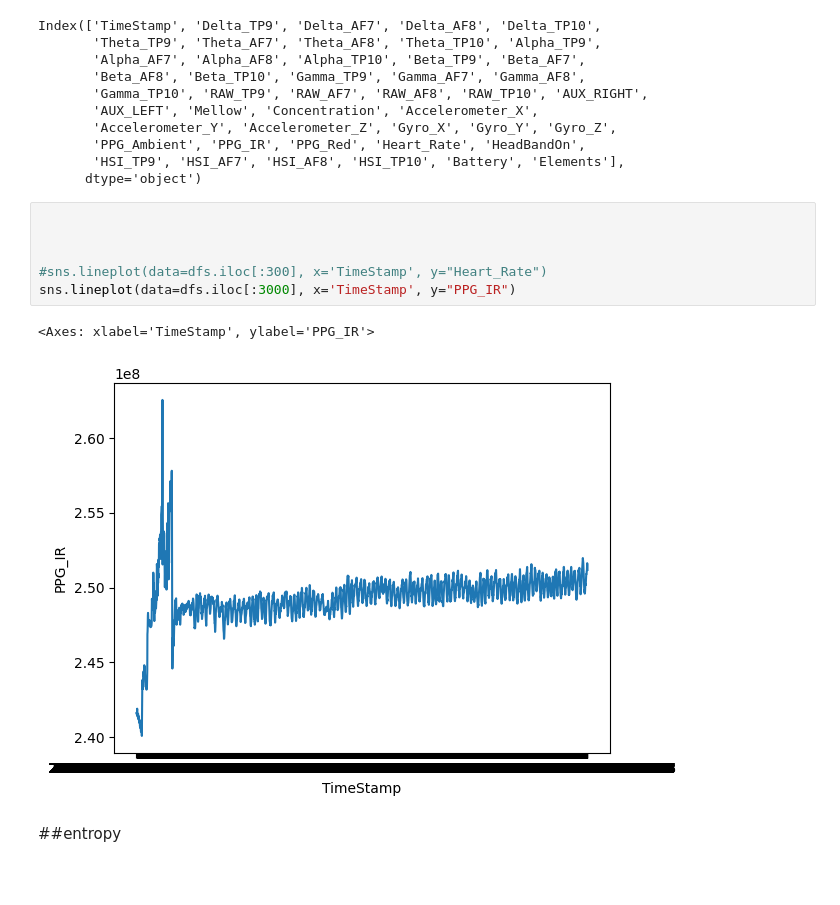
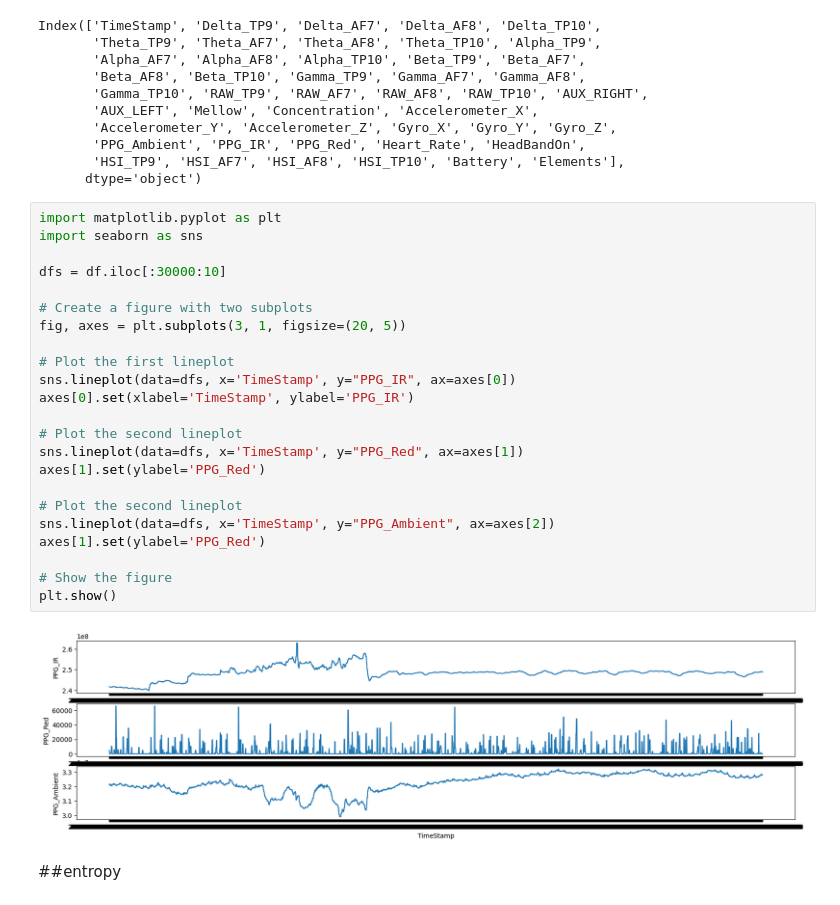
Before and after one commit to travelmail26/projectsleep, a Jupyter notebook: Muse_Processing.ipynb, the cells around one changed output. Cells and saved outputs as stored; diff of their text form; blank space fills up the shorter version.

```diff
--- a/Muse_Processing.ipynb
+++ b/Muse_Processing.ipynb
@@ -453,15 +340,31 @@ Index(['TimeStamp', 'Delta_TP9', 'Delta_AF7', 'Delta_AF8', 'Delta_TP10',
        'PPG_Ambient', 'PPG_IR', 'PPG_Red', 'Heart_Rate', 'HeadBandOn',
        'HSI_TP9', 'HSI_AF7', 'HSI_AF8', 'HSI_TP10', 'Battery', 'Elements'],
       dtype='object')
-# %%
-
-
-
-#sns.lineplot(data=dfs.iloc[:300], x='TimeStamp', y="Heart_Rate")
-sns.lineplot(data=dfs.iloc[:3000], x='TimeStamp', y="PPG_IR")
-# %% [output]
-<Axes: xlabel='TimeStamp', ylabel='PPG_IR'>
-[figure, removed]
+# %%
+import matplotlib.pyplot as plt
+import seaborn as sns
+
+dfs = df.iloc[:30000:10]
+
+# Create a figure with two subplots
+fig, axes = plt.subplots(3, 1, figsize=(20, 5))
+
+# Plot the first lineplot
+sns.lineplot(data=dfs, x='TimeStamp', y="PPG_IR", ax=axes[0])
+axes[0].set(xlabel='TimeStamp', ylabel='PPG_IR')
+
+# Plot the second lineplot
+sns.lineplot(data=dfs, x='TimeStamp', y="PPG_Red", ax=axes[1])
+axes[1].set(ylabel='PPG_Red')
+
+# Plot the second lineplot
+sns.lineplot(data=dfs, x='TimeStamp', y="PPG_Ambient", ax=axes[2])
+axes[1].set(ylabel='PPG_Red')
+
+# Show the figure
+plt.show()
+# %% [output]
+[figure, added]
 # %% [markdown]
 ##entropy
 # %%
```
Also changed, not shown: parts of 9 cells of this notebook.
